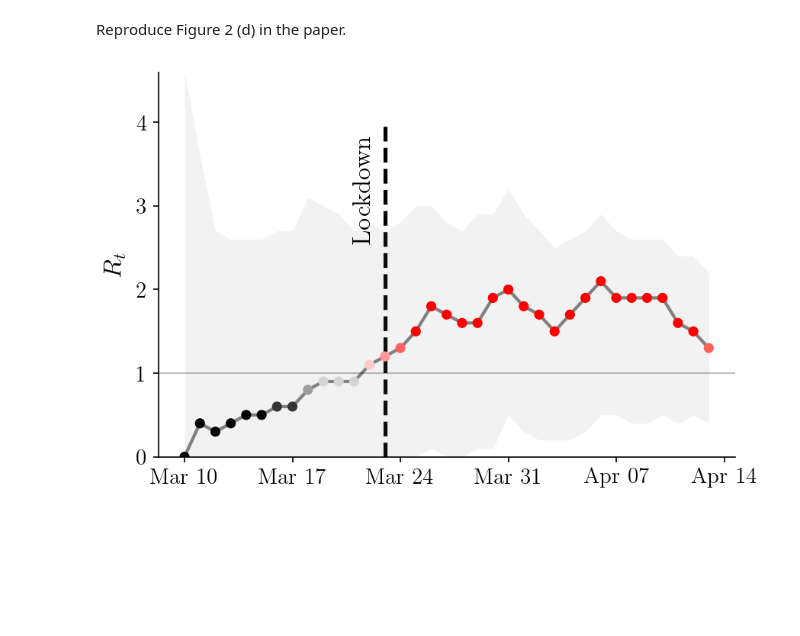
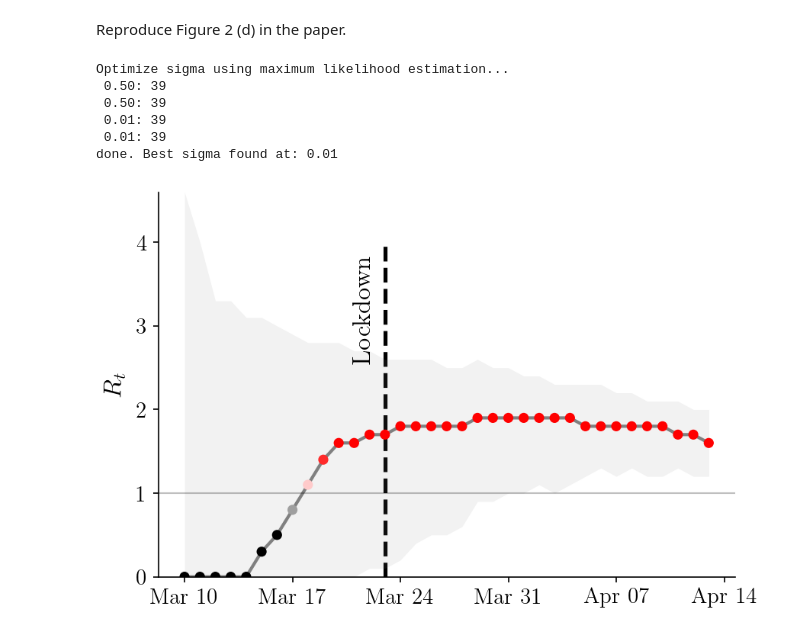
Before and after one commit to covid19-model/simulator, a Jupyter notebook: sim/experiment-1.ipynb, the cells around one changed output. Drawn from its saved outputs; the diff is of its cells as text; code cells hidden in the pictures; blank space fills up the shorter version.

```diff
--- a/sim/experiment-1.ipynb
+++ b/sim/experiment-1.ipynb
@@ -252,16 +252,22 @@ Reproduce Figure 2 (d) in the paper.
 # %%
 plotter = Plotter()
 plotter.plot_daily_rts(
     summary_INF,
     filename=runstr + 'opt_003',
     start_date='2020-03-10',
-    sigma=0.37, # prior found by MLE, set to None to recompute
+    sigma=None, # prior found by MLE, set to None to recompute
     figsize=(6, 4),
     subplot_adjust=None,
     lockdown_label='Lockdown',
     lockdown_at=days_until_lockdown,
     lockdown_label_y=2.6,
     titles=None,
     ymax=4.0)
 # %% [output]
+Optimize sigma using maximum likelihood estimation...
+ 0.50: 39
+ 0.50: 39
+ 0.01: 39
+ 0.01: 39
+done. Best sigma found at: 0.01
-[figure, old version]
+[figure, new version]
```
Also changed, not shown: parts of 4 cells of this notebook, 6 other files.
